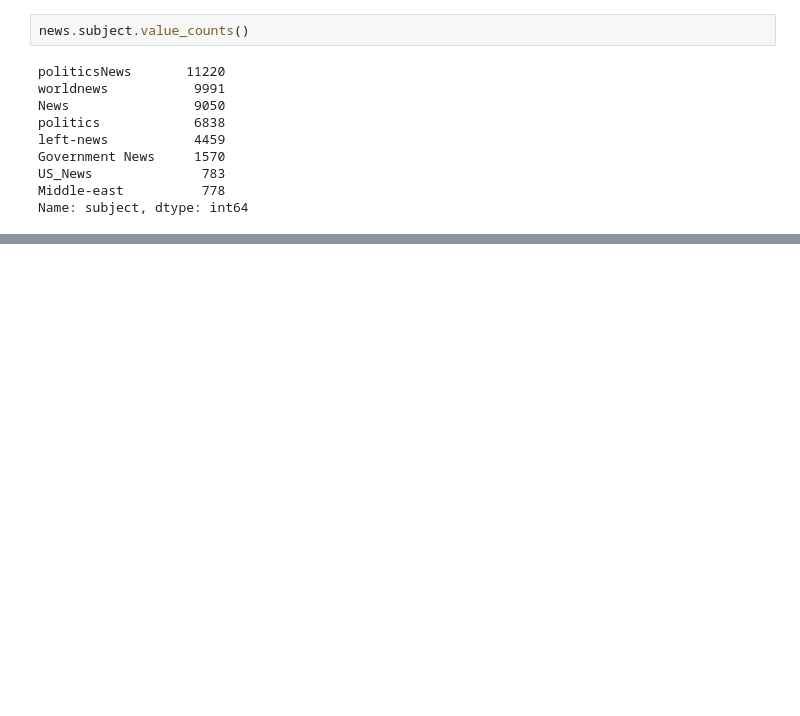
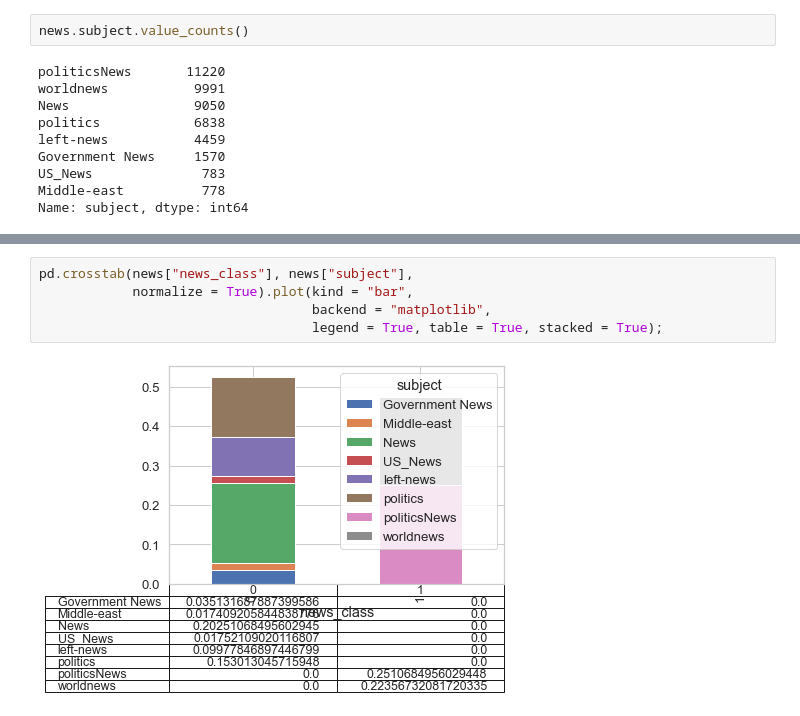
Before and after one commit to jhenilparihar/detect-real-fake-news-lstm, a Jupyter notebook: detect-fake-real-news.ipynb, the cells around one changed output, grey strips where cells are left out. Cells and saved outputs as stored; diff of their text form; blank space fills up the shorter version.

```diff
--- a/detect-fake-real-news.ipynb
+++ b/detect-fake-real-news.ipynb
@@ -199,0 +237,7 @@ Name: subject, dtype: int64
+# %%
+pd.crosstab(news["news_class"], news["subject"],
+            normalize = True).plot(kind = "bar",
+                                   backend = "matplotlib",
+                                   legend = True, table = True, stacked = True);
+# %% [output]
+[figure, added]
```
Also changed, not shown: parts of 26 cells of this notebook.
